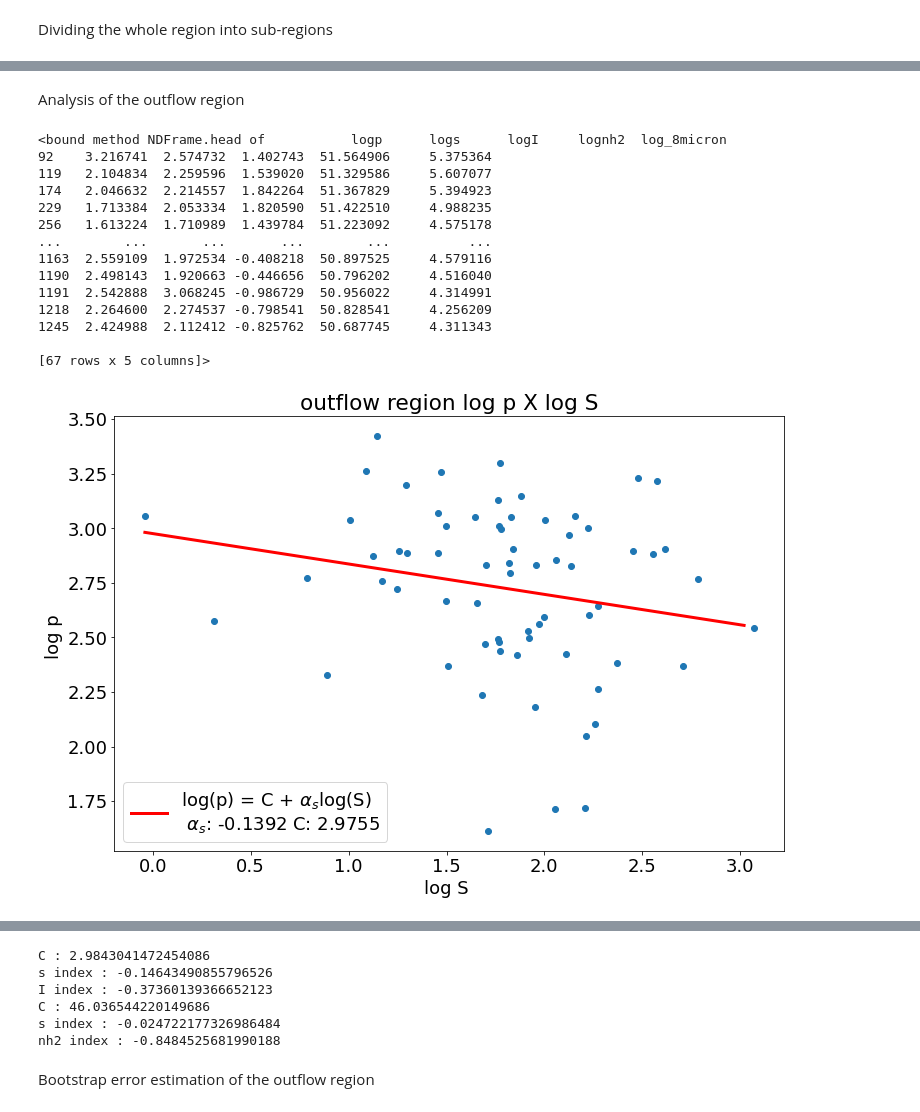
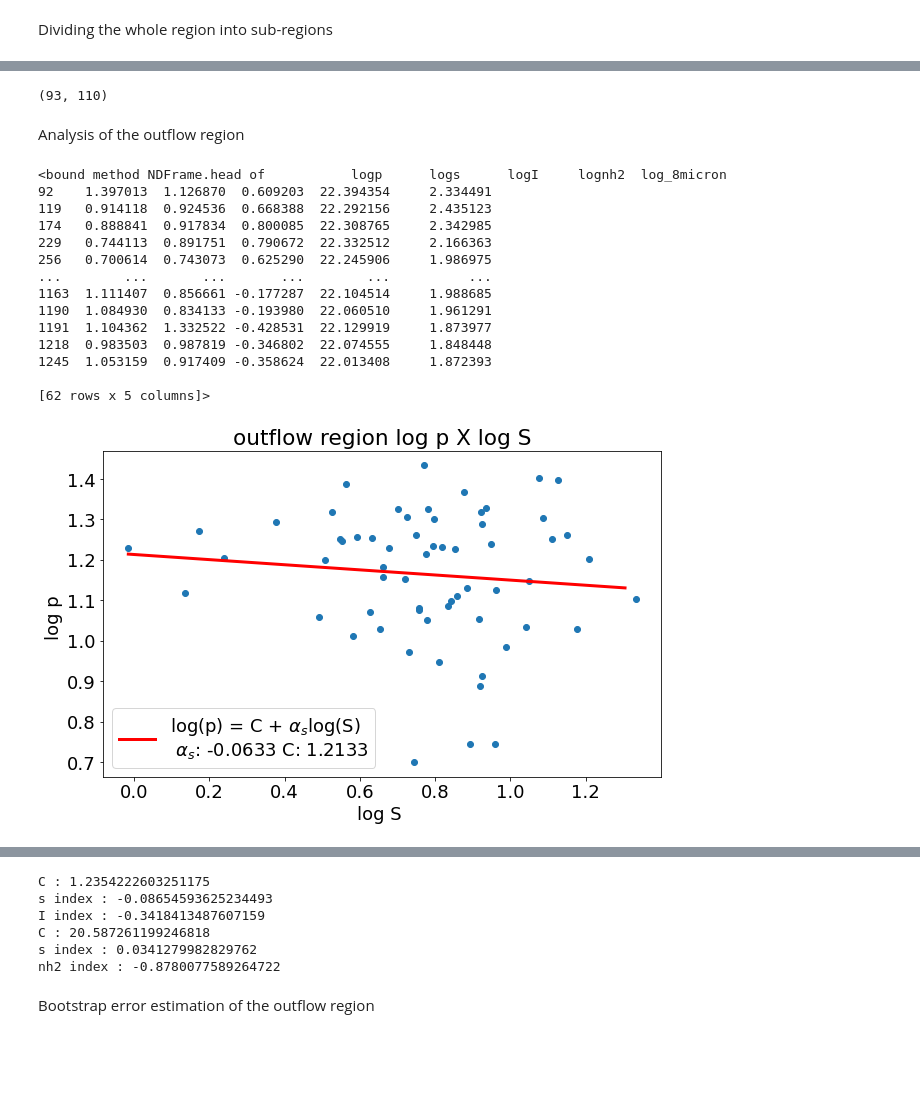
Before and after one commit to Siddharth3-14/Internship-MIT, a Jupyter notebook: dr21_analysis.ipynb, the cells around one changed output, grey strips where cells are left out. Drawn from its saved outputs; the diff is of its cells as text; code cells hidden in the pictures; blank space fills up the shorter version.

```diff
--- a/dr21_analysis.ipynb
+++ b/dr21_analysis.ipynb
@@ -556,3 +600,16 @@ plt.show()
+# %%
+# I_outflow.writeto('outflow.fits')
+# I_fil_right.writeto('fil_right.fits')
+# I_ridge.writeto('ridge.fits')
+# matplotlib.image.imsave('../ridge.png', I_ridge.data,origin='lower',vmin=0,vmax=50)
+# matplotlib.image.imsave('../right_fil.png', I_fil_right.data,origin='lower',vmin=0,vmax=50)
+# matplotlib.image.imsave('../outflow.png', I_outflow.data,origin='lower',vmin=0,vmax=50)
+# matplotlib.image.imsave('../Her250.png', MapHer250.data,cmap='Greys',origin='lower',vmin=0,vmax=50)
+matplotlib.image.imsave('../Pfrac.png', BlankedMapPol.data,origin='lower',vmin=0,vmax=50)
+
+print(I_ridge.data.shape)
+# %% [output]
+(93, 110)
 # %% [markdown]
 Analysis of the outflow region
 # %%
@@ -576,11 +633,11 @@ nh2_outflow_array_ind = nh2_outflow_array_ind[::4]
 micron8_outflow_array_ind = micron8_outflow_array.copy()
 micron8_outflow_array_ind = micron8_outflow_array_ind[::4]
 
-log_s = np.log(s_outflow_array_ind)
-log_p = np.log(p_outflow_array_ind)
-log_I = np.log(I_outflow_array_ind)
-log_nh2 = np.log(nh2_outflow_array_ind)
-log_8micron = np.log(micron8_outflow_array_ind)
+log_s = np.log10(s_outflow_array_ind)
+log_p = np.log10(p_outflow_array_ind)
+log_I = np.log10(I_outflow_array_ind)
+log_nh2 = np.log10(nh2_outflow_array_ind)
+log_8micron = np.log10(micron8_outflow_array_ind)
 
 p_min = np.nanmin(log_p)
 p_max = np.log(50)
@@ -651,7 +708,7 @@ Pnh2_FitFunc_outflow = lin_fit(nh2_bins,Pnh2_outflow_param[0],Pnh2_outflow_param
 # ax3.legend()
 # plt.show()
 
-fig = plt.subplots(figsize =(12, 8))
+fig = plt.subplots(figsize =(10, 6))
 ax1 = plt.subplot(111)
 ax1.scatter(log_s,log_p)
 label_temp = r'log(p) = C + $\alpha_s$log(S){linebreak} $\alpha_s$: {alpha_s:.4f} C: {C:.04f}'.format(alpha_s = PS_outflow_param[1],C = PS_outflow_param[0],linebreak='\n')
@@ -660,7 +717,7 @@ ax1.set_title("outflow region log p X log S")
 ax1.set_ylabel('log p ')
 ax1.set_xlabel('log S ')
 
-fig = plt.subplots(figsize =(12, 8))
+fig = plt.subplots(figsize =(10, 6))
 ax2 = plt.subplot(111)
 ax2.scatter(log_I,log_p)
 label_temp = r'log(p) = C + $\alpha_I$log(I){linebreak} $\alpha_I$: {alpha_I:.4f} C: {C:.4f}'.format(alpha_I = PI_outflow_param[1],C = PI_outflow_param[0],linebreak='\n')
@@ -669,7 +726,7 @@ ax2.set_title("outflow region log p X log I")
 ax2.set_ylabel('log p')
 ax2.set_xlabel('log I')
 
-fig = plt.subplots(figsize =(12, 8))
+fig = plt.subplots(figsize =(10, 6))
 ax3 = plt.subplot(111)
 ax3.scatter(log_nh2,log_p)
 label_temp = r'log(p) = C + $\alpha${nh2}log($NH_2$){linebreak}  $\alpha${nh2}: {alpha_nh2:.4f} C: {C:.4f}'.format(nh2 = r'$_{NH_2}$',alpha_nh2 = Pnh2_outflow_param[1],C = Pnh2_outflow_param[0],linebreak='\n')
@@ -678,7 +735,7 @@ ax3.set_title("outflow region log p X log nh2")
 ax3.set_ylabel('log p')
 ax3.set_xlabel('log nh2')
 
-fig = plt.subplots(figsize =(12, 8))
+fig = plt.subplots(figsize =(10, 6))
 ax4 = plt.subplot(111)
 ax4.scatter(log_8micron,log_p)
 # label_temp = r'log(p) = C + $\alpha${nh2}log($NH_2$){linebreak}  $\alpha${nh2}: {alpha_nh2:.4f} C: {C:.4f}'.format(nh2 = r'$_{NH_2}$',alpha_nh2 = Pnh2_outflow_param[1],C = Pnh2_outflow_param[0],linebreak='\n')
@@ -692,42 +749,42 @@ ax4.set_xlabel('log nh2')
 # ax1.set_yscale('linear')
 # ax2.set_xscale('linear')
 # ax2.set_yscale('linear')
 # ax3.set_xscale('linear')
 # ax3.set_yscale('linear')
 plt.tight_layout()
 ax1.legend()
 ax2.legend()
 ax3.legend()
 plt.show()
 
 def DoubleParamFunc(X, a, b, c):
     x,y = X
     return a + b*x + c*y
 
 p0 = -0.2278,-0.3994,2.
 PSI_param_lower, PSI_param_cov_lower = curve_fit(DoubleParamFunc,(df_log['logs'],df_log['logI']), df_log['logp'],p0)
 print('C :',PSI_param_lower[0])
 print('s index :',PSI_param_lower[1])
 print('I index :',PSI_param_lower[2])
 
 p0 = -0.2278, -0.8567, 2.
 PSI_param_lower, PSI_param_cov_lower = curve_fit(DoubleParamFunc,(df_log['logs'],df_log['lognh2']), df_log['logp'],p0)
 print('C :',PSI_param_lower[0])
 print('s index :',PSI_param_lower[1])
 print('nh2 index :',PSI_param_lower[2])
 # %% [output]
 <bound method NDFrame.head of           logp      logs      logI     lognh2  log_8micron
-92    3.216741  2.574732  1.402743  51.564906     5.375364
-119   2.104834  2.259596  1.539020  51.329586     5.607077
-174   2.046632  2.214557  1.842264  51.367829     5.394923
-229   1.713384  2.053334  1.820590  51.422510     4.988235
-256   1.613224  1.710989  1.439784  51.223092     4.575178
+92    1.397013  1.126870  0.609203  22.394354     2.334491
+119   0.914118  0.924536  0.668388  22.292156     2.435123
+174   0.888841  0.917834  0.800085  22.308765     2.342985
+229   0.744113  0.891751  0.790672  22.332512     2.166363
+256   0.700614  0.743073  0.625290  22.245906     1.986975
 ...        ...       ...       ...        ...          ...
-1163  2.559109  1.972534 -0.408218  50.897525     4.579116
-1190  2.498143  1.920663 -0.446656  50.796202     4.516040
-1191  2.542888  3.068245 -0.986729  50.956022     4.314991
-1218  2.264600  2.274537 -0.798541  50.828541     4.256209
-1245  2.424988  2.112412 -0.825762  50.687745     4.311343
+1163  1.111407  0.856661 -0.177287  22.104514     1.988685
+1190  1.084930  0.834133 -0.193980  22.060510     1.961291
+1191  1.104362  1.332522 -0.428531  22.129919     1.873977
+1218  0.983503  0.987819 -0.346802  22.074555     1.848448
+1245  1.053159  0.917409 -0.358624  22.013408     1.872393
 
-[67 rows x 5 columns]>
+[62 rows x 5 columns]>
-[figure, old version]
+[figure, new version]
@@ -737,9 +794,9 @@ print('nh2 index :',PSI_param_lower[2])
-C : 2.9843041472454086
-s index : -0.14643490855796526
-I index : -0.37360139366652123
-C : 46.036544220149686
-s index : -0.024722177326986484
-nh2 index : -0.8484525681990188
+C : 1.2354222603251175
+s index : -0.08654593625234493
+I index : -0.3418413487607159
+C : 20.587261199246818
+s index : 0.0341279982829762
+nh2 index : -0.8780077589264722
 # %% [markdown]
 Bootstrap error estimation of the outflow region
 # %%
```
Also changed, not shown: parts of 11 cells of this notebook, 1 other file.
